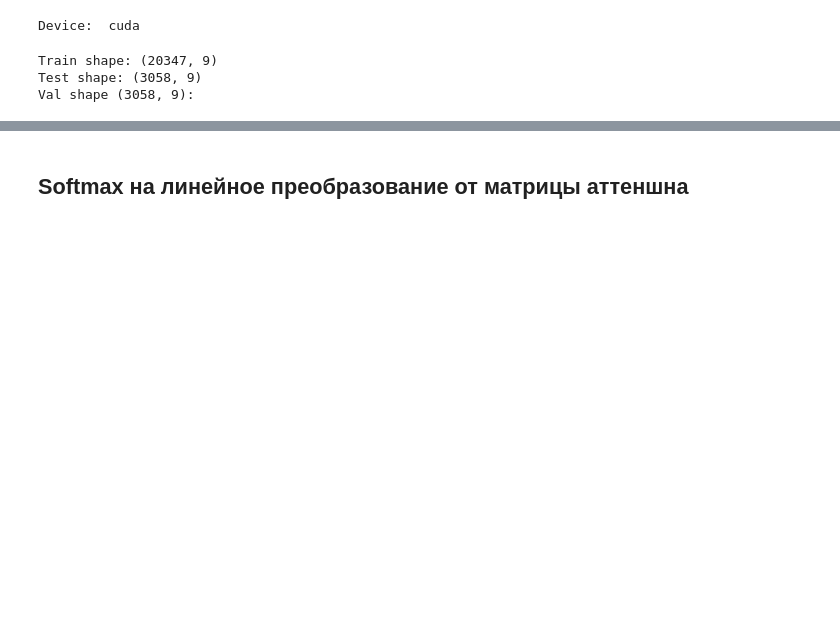
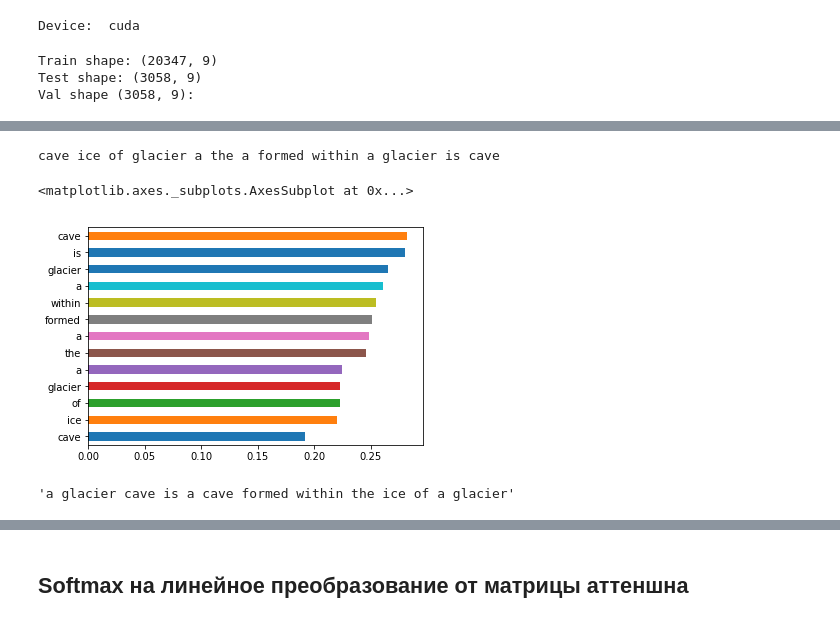
Before and after one commit to ivanpastukhov/nn4nqa, a Jupyter notebook: Untitled1.ipynb, the cells around one changed output, grey strips where cells are left out. Drawn from its saved outputs; the diff is of its cells as text; code cells hidden in the pictures; blank space fills up the shorter version.

```diff
--- a/Untitled1.ipynb
+++ b/Untitled1.ipynb
@@ -77,0 +144,11 @@ Done!
+# %%
+print(' '.join(scoring_a[3].index))
+scoring_a[3].plot(kind='barh')
+# %% [output]
+cave ice of glacier a the a formed within a glacier is cave
+<matplotlib.axes._subplots.AxesSubplot at 0x...>
+[figure, added]
+# %%
+df_train.loc[3, 'Sentence']
+# %% [output]
+'a glacier cave is a cave formed within the ice of a glacier'
```
Also changed, not shown: parts of 19 cells of this notebook.
